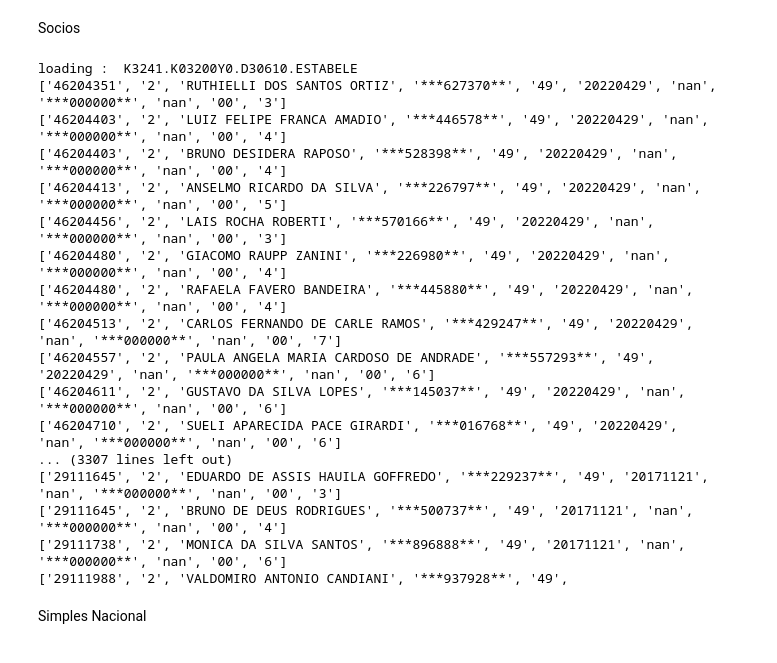
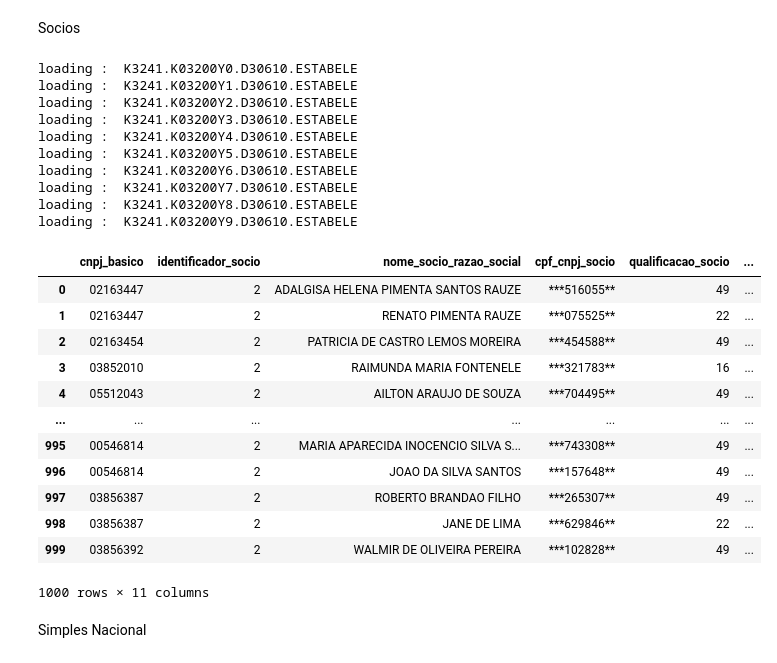
Before and after one commit to JeremiasJunior/gov_data, a Jupyter notebook: main.ipynb, the cells around one changed output. Drawn from its saved outputs; the diff is of its cells as text; code cells hidden in the pictures.

```diff
--- a/main.ipynb
+++ b/main.ipynb
@@ -302,50 +334,58 @@ table_columns = ['cnpj_basico',
 insertdata_query = f"INSERT INTO {table_name} ({', '.join(table_columns)}) VALUES ({', '.join(['?'] * len(table_columns))})"
 cursor.execute('DROP TABLE IF EXISTS "socios";')
 conn.commit()
 
 create_table= f"CREATE TABLE {table_name} ({', '.join([f'{col} VARCHAR(255)' for col in table_columns])})"
 cursor.execute(create_table)
 cursor.commit()
 
 for i in range(0, len(files['socios'])):
 
     print('loading : ',files['estabelecimento'][i])
     extracted_file_path = os.path.join(extracted_files, files['socios'][i])
     socios = pd.DataFrame(columns=[1,2,3,4,5,6,7,8,9,10,11])
     socios = pd.read_csv(filepath_or_buffer=extracted_file_path,
                           sep=';',
                           nrows=1000,
                           skiprows=0,
                           header=None,
                           dtype='object',
                           encoding='latin-1',
                         ).fillna('nan')
 
     socios.columns = table_columns
     socios = socios.reset_index()
     del socios['index']
 
     for values in socios.values.tolist():
-        print(values)
         cursor.execute(insertdata_query, values)
+
+conn.commit()
+socios
 # %% [output]
 loading :  K3241.K03200Y0.D30610.ESTABELE
-['46204351', '2', 'RUTHIELLI DOS SANTOS ORTIZ', '***627370**', '49', '20220429', 'nan', '***000000**', 'nan', '00', '3']
-['46204403', '2', 'LUIZ FELIPE FRANCA AMADIO', '***446578**', '49', '20220429', 'nan', '***000000**', 'nan', '00', '4']
-['46204403', '2', 'BRUNO DESIDERA RAPOSO', '***528398**', '49', '20220429', 'nan', '***000000**', 'nan', '00', '4']
-['46204413', '2', 'ANSELMO RICARDO DA SILVA', '***226797**', '49', '20220429', 'nan', '***000000**', 'nan', '00', '5']
-['46204456', '2', 'LAIS ROCHA ROBERTI', '***570166**', '49', '20220429', 'nan', '***000000**', 'nan', '00', '3']
-['46204480', '2', 'GIACOMO RAUPP ZANINI', '***226980**', '49', '20220429', 'nan', '***000000**', 'nan', '00', '4']
-['46204480', '2', 'RAFAELA FAVERO BANDEIRA', '***445880**', '49', '20220429', 'nan', '***000000**', 'nan', '00', '4']
-['46204513', '2', 'CARLOS FERNANDO DE CARLE RAMOS', '***429247**', '49', '20220429', 'nan', '***000000**', 'nan', '00', '7']
-['46204557', '2', 'PAULA ANGELA MARIA CARDOSO DE ANDRADE', '***557293**', '49', '20220429', 'nan', '***000000**', 'nan', '00', '6']
-['46204611', '2', 'GUSTAVO DA SILVA LOPES', '***145037**', '49', '20220429', 'nan', '***000000**', 'nan', '00', '6']
-['46204710', '2', 'SUELI APARECIDA PACE GIRARDI', '***016768**', '49', '20220429', 'nan', '***000000**', 'nan', '00', '6']
-... (3307 lines left out)
-['29111645', '2', 'EDUARDO DE ASSIS HAUILA GOFFREDO', '***229237**', '49', '20171121', 'nan', '***000000**', 'nan', '00', '3']
-['29111645', '2', 'BRUNO DE DEUS RODRIGUES', '***500737**', '49', '20171121', 'nan', '***000000**', 'nan', '00', '4']
-['29111738', '2', 'MONICA DA SILVA SANTOS', '***896888**', '49', '20171121', 'nan', '***000000**', 'nan', '00', '6']
-['29111988', '2', 'VALDOMIRO ANTONIO CANDIANI', '***937928**', '49',
+loading :  K3241.K03200Y1.D30610.ESTABELE
+loading :  K3241.K03200Y2.D30610.ESTABELE
+loading :  K3241.K03200Y3.D30610.ESTABELE
+loading :  K3241.K03200Y4.D30610.ESTABELE
+loading :  K3241.K03200Y5.D30610.ESTABELE
+loading :  K3241.K03200Y6.D30610.ESTABELE
+loading :  K3241.K03200Y7.D30610.ESTABELE
+loading :  K3241.K03200Y8.D30610.ESTABELE
+loading :  K3241.K03200Y9.D30610.ESTABELE
+|  | cnpj_basico | identificador_socio | nome_socio_razao_social | cpf_cnpj_socio | qualificacao_socio | ... |
+| 0 | 02163447 | 2 | ADALGISA HELENA PIMENTA SANTOS RAUZE | ***516055** | 49 | ... |
+| 1 | 02163447 | 2 | RENATO PIMENTA RAUZE | ***075525** | 22 | ... |
+| 2 | 02163454 | 2 | PATRICIA DE CASTRO LEMOS MOREIRA | ***454588** | 49 | ... |
+| 3 | 03852010 | 2 | RAIMUNDA MARIA FONTENELE | ***321783** | 16 | ... |
+| 4 | 05512043 | 2 | AILTON ARAUJO DE SOUZA | ***704495** | 49 | ... |
+| ... | ... | ... | ... | ... | ... | ... |
+| 995 | 00546814 | 2 | MARIA APARECIDA INOCENCIO SILVA S... | ***743308** | 49 | ... |
+| 996 | 00546814 | 2 | JOAO DA SILVA SANTOS | ***157648** | 49 | ... |
+| 997 | 03856387 | 2 | ROBERTO BRANDAO FILHO | ***265307** | 49 | ... |
+| 998 | 03856387 | 2 | JANE DE LIMA | ***629846** | 22 | ... |
+| 999 | 03856392 | 2 | WALMIR DE OLIVEIRA PEREIRA | ***102828** | 49 | ... |
+1000 rows × 11 columns
 # %% [markdown]
 Simples Nacional
 # %%
```
Also changed, not shown: parts of 13 cells of this notebook.
